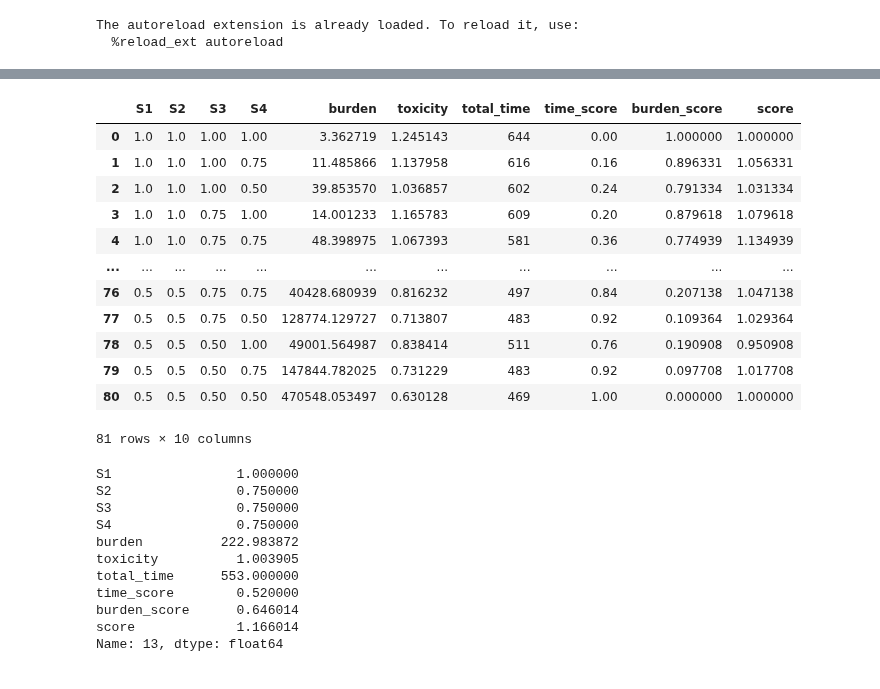
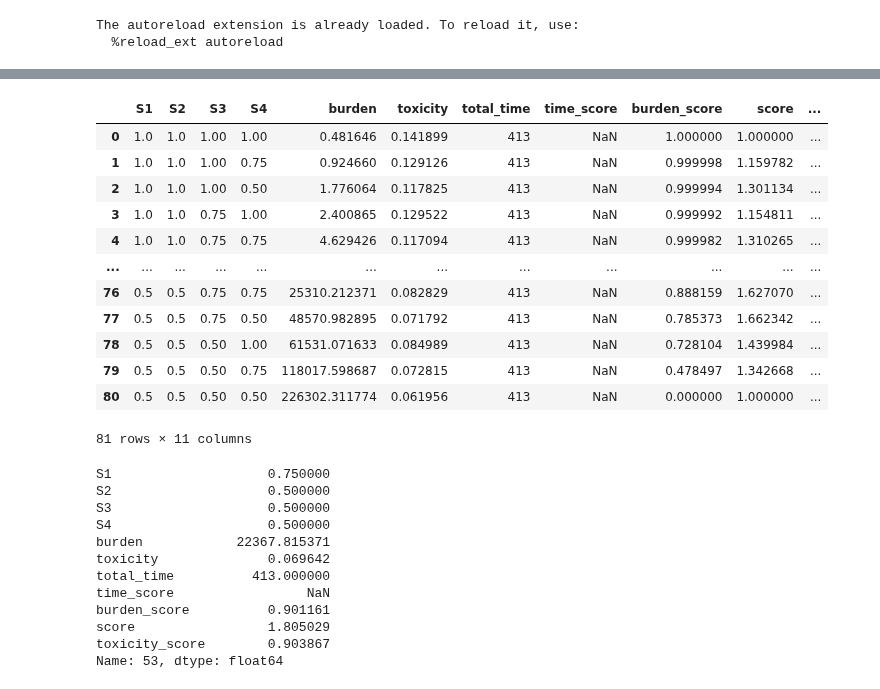
Before and after one commit to tony1747/patient-informed-decision-tool, a Jupyter notebook: main.ipynb, the cells around one changed output, grey strips where cells are left out. Saved outputs shown, nothing was run; the diff lists cells and outputs as text; code cells hidden in the pictures.

```diff
--- a/main.ipynb
+++ b/main.ipynb
@@ -17,7 +17,8 @@ The autoreload extension is already loaded. To reload it, use:
 # read json file patient_config.json
 with open('patient_config.json') as f:
     patient_config = json.load(f)
-search_from = 1
+    print(patient_config)
+search_from = sch.search_from_dose(patient_config)
 doses1 = [1, 0.75, 0.5] if search_from <= 1 else [float(patient_config["d1"])]
 doses2 = [1, 0.75, 0.5] if search_from <= 2 else [float(patient_config["d2"])]
 doses3 = [1, 0.75, 0.5] if search_from <= 3 else [float(patient_config["d3"])]
@@ -26,6 +29,11 @@ plans = [(t1, t2, t3, t4) for t1 in doses1 for t2 in doses2 for t3 in doses3 for
 # %%
 start_time = time.time()
 print(f"Testing {len(plans)} treatment schedules.")
+
+patient_config["tx1"] = 0.01
+patient_config["tx2"] = 0.01
+patient_config["tx3"] = 0.01
+patient_config["tx4"] = 0.01
 
 sols = [sc.score(patient_config, plan) for plan in plans]
 sols = [sol for sol in sols if sol is not None]
@@ -83,44 +88,45 @@ FileNotFoundError: [Errno 2] No such file or directory: 'out/treatments.png'
 # %%
-time_min = df_sp["total_time"].min()
-time_max = df_sp["total_time"].max()
+time_min = df_sp["toxicity"].min()
+time_max = df_sp["toxicity"].max()
 time_range = time_max - time_min
-df_sp["time_score"] = 1 - (df_sp["total_time"] - time_min) / time_range
+df_sp["toxicity_score"] = 1 - (df_sp["toxicity"] - time_min) / time_range
 
-burden_min = np.log(df_sp["burden"].min())
-burden_max = np.log(df_sp["burden"].max())
+burden_min = df_sp["burden"].min()
+burden_max = df_sp["burden"].max()
 burden_range = burden_max - burden_min
-df_sp["burden_score"] = 1- (np.log(df_sp["burden"]) - burden_min) / burden_range
+df_sp["burden_score"] = 1 - (df_sp["burden"] - burden_min) / burden_range
 
-df_sp["score"] = df_sp["time_score"] + df_sp["burden_score"]
+df_sp["score"] = df_sp["toxicity_score"] + df_sp["burden_score"]
 df_sp
 # %% [output]
-|  | S1 | S2 | S3 | S4 | burden | toxicity | total_time | time_score | burden_score | score |
-| 0 | 1.0 | 1.0 | 1.00 | 1.00 | 3.362719 | 1.245143 | 644 | 0.00 | 1.000000 | 1.000000 |
-| 1 | 1.0 | 1.0 | 1.00 | 0.75 | 11.485866 | 1.137958 | 616 | 0.16 | 0.896331 | 1.056331 |
-| 2 | 1.0 | 1.0 | 1.00 | 0.50 | 39.853570 | 1.036857 | 602 | 0.24 | 0.791334 | 1.031334 |
-| 3 | 1.0 | 1.0 | 0.75 | 1.00 | 14.001233 | 1.165783 | 609 | 0.20 | 0.879618 | 1.079618 |
-| 4 | 1.0 | 1.0 | 0.75 | 0.75 | 48.398975 | 1.067393 | 581 | 0.36 | 0.774939 | 1.134939 |
-| ... | ... | ... | ... | ... | ... | ... | ... | ... | ... | ... |
-| 76 | 0.5 | 0.5 | 0.75 | 0.75 | 40428.680939 | 0.816232 | 497 | 0.84 | 0.207138 | 1.047138 |
-| 77 | 0.5 | 0.5 | 0.75 | 0.50 | 128774.129727 | 0.713807 | 483 | 0.92 | 0.109364 | 1.029364 |
-| 78 | 0.5 | 0.5 | 0.50 | 1.00 | 49001.564987 | 0.838414 | 511 | 0.76 | 0.190908 | 0.950908 |
-| 79 | 0.5 | 0.5 | 0.50 | 0.75 | 147844.782025 | 0.731229 | 483 | 0.92 | 0.097708 | 1.017708 |
-| 80 | 0.5 | 0.5 | 0.50 | 0.50 | 470548.053497 | 0.630128 | 469 | 1.00 | 0.000000 | 1.000000 |
+|  | S1 | S2 | S3 | S4 | burden | toxicity | total_time | time_score | burden_score | score | ... |
+| 0 | 1.0 | 1.0 | 1.00 | 1.00 | 0.481646 | 0.141899 | 413 | NaN | 1.000000 | 1.000000 | ... |
+| 1 | 1.0 | 1.0 | 1.00 | 0.75 | 0.924660 | 0.129126 | 413 | NaN | 0.999998 | 1.159782 | ... |
+| 2 | 1.0 | 1.0 | 1.00 | 0.50 | 1.776064 | 0.117825 | 413 | NaN | 0.999994 | 1.301134 | ... |
+| 3 | 1.0 | 1.0 | 0.75 | 1.00 | 2.400865 | 0.129522 | 413 | NaN | 0.999992 | 1.154811 | ... |
+| 4 | 1.0 | 1.0 | 0.75 | 0.75 | 4.629426 | 0.117094 | 413 | NaN | 0.999982 | 1.310265 | ... |
+| ... | ... | ... | ... | ... | ... | ... | ... | ... | ... | ... | ... |
+| 76 | 0.5 | 0.5 | 0.75 | 0.75 | 25310.212371 | 0.082829 | 413 | NaN | 0.888159 | 1.627070 | ... |
+| 77 | 0.5 | 0.5 | 0.75 | 0.50 | 48570.982895 | 0.071792 | 413 | NaN | 0.785373 | 1.662342 | ... |
+| 78 | 0.5 | 0.5 | 0.50 | 1.00 | 61531.071633 | 0.084989 | 413 | NaN | 0.728104 | 1.439984 | ... |
+| 79 | 0.5 | 0.5 | 0.50 | 0.75 | 118017.598687 | 0.072815 | 413 | NaN | 0.478497 | 1.342668 | ... |
+| 80 | 0.5 | 0.5 | 0.50 | 0.50 | 226302.311774 | 0.061956 | 413 | NaN | 0.000000 | 1.000000 | ... |
-81 rows × 10 columns
+81 rows × 11 columns
 # %%
 df_sp.iloc[df_sp["score"].idxmax()]
 # %% [output]
-S1                1.000000
-S2                0.750000
-S3                0.750000
-S4                0.750000
-burden          222.983872
-toxicity          1.003905
-total_time      553.000000
-time_score        0.520000
-burden_score      0.646014
-score             1.166014
-Name: 13, dtype: float64
+S1                    0.750000
+S2                    0.500000
+S3                    0.500000
+S4                    0.500000
+burden            22367.815371
+toxicity              0.069642
+total_time          413.000000
+time_score                 NaN
+burden_score          0.901161
+score                 1.805029
+toxicity_score        0.903867
+Name: 53, dtype: float64
 # %%
 best_solution = sols[df_sp["score"].idxmax()]
 plt.plot(best_solution["toxicity_sol"]);
```
Also changed, not shown: parts of 9 cells of this notebook, 5 other files.
